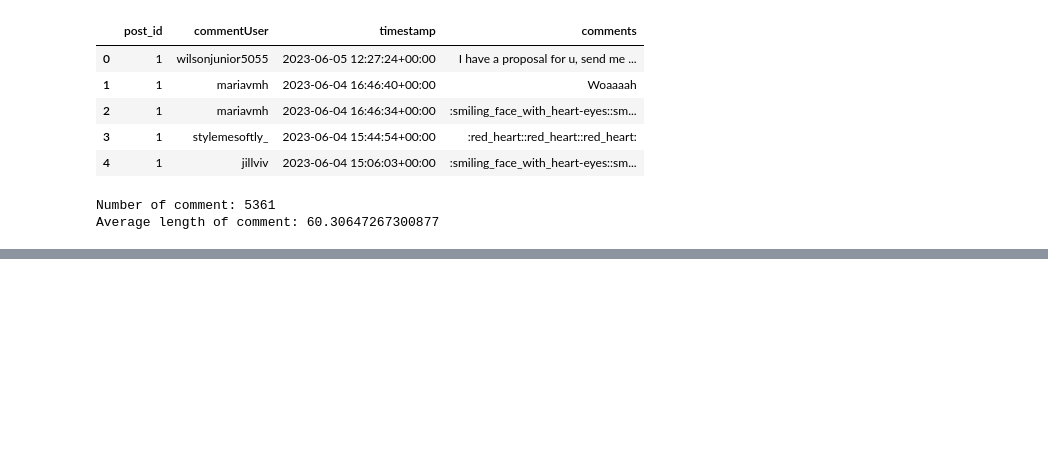
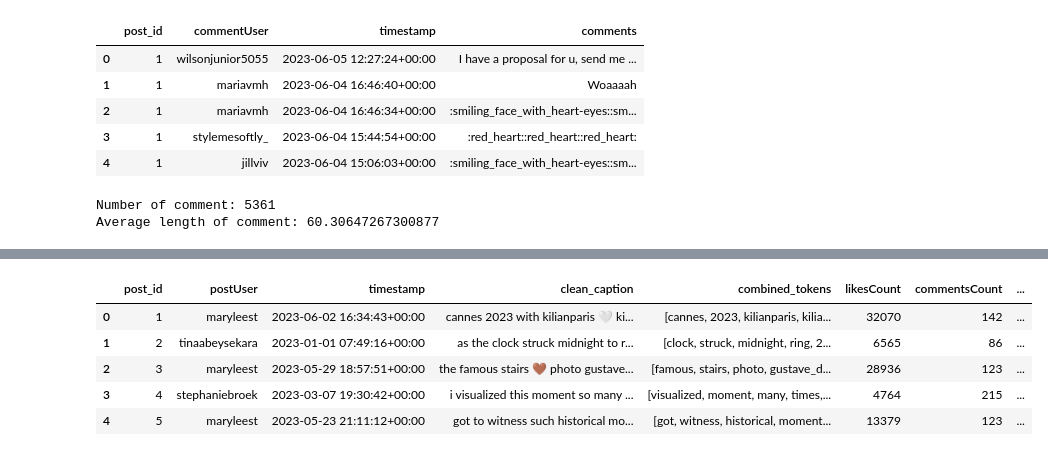
Before and after one commit to 23092003e/A-Fashion-Recommendation-System-via-Sequence-Mining-on-Social-Media-, a Jupyter notebook: notebooks/data.preprocessing.ipynb, the cells around one changed output, grey strips where cells are left out. Cells and saved outputs as stored; diff of their text form; code cells hidden in the pictures; blank space fills up the shorter version.

```diff
--- a/notebooks/data.preprocessing.ipynb
+++ b/notebooks/data.preprocessing.ipynb
@@ -547,9 +570,8 @@ processed_comments_df.head()
 # %%
 comments_df.to_csv('new_comments.csv', index=False)
 # %%
-comments_summary = comments_df.groupby("post_id").agg({
-    "polarity": "mean",  # Tính trung bình cảm xúc
-    "tfidf_keywords": lambda x: ' '.join(x.dropna().astype(str)),  # Nối các từ khóa lại thành 1 chuỗi
-    "preferences": lambda x: ' '.join(x.dropna().astype(str)),      # Nối các sở thích lại
-    "emoji_present": lambda x: ','.join(x.dropna().astype(str))       # Nối emoji lại, cách nhau bởi dấu phẩy
+processed_comments_df = processed_comments_df.groupby("post_id").agg({
+    "polarity": "mean",  # Tính trung bình cảm xúc,
+    "tfidf_keywords": lambda x: ' '.join(x.dropna().astype(str))  # Nối các từ khóa lại thành 1 chuỗi
+
 }).reset_index()
@@ -572,3 +604,10 @@ comments_summary
 # %%
-comments_summary.rename(columns={"polarity": "avg_sentiment"}, inplace=True)
-final_df = pd.merge(processed_posts_df, comments_summary, on="post_id", how="left")
+df = pd.merge(processed_posts_df, processed_comments_df, on='post_id', how='left')
+df.head()
+# %% [output]
+|  | post_id | postUser | timestamp | clean_caption | combined_tokens | likesCount | commentsCount | ... |
+| 0 | 1 | maryleest | 2023-06-02 16:34:43+00:00 | cannes 2023 with kilianparis 🤍 ki... | [cannes, 2023, kilianparis, kilia... | 32070 | 142 | ... |
+| 1 | 2 | tinaabeysekara | 2023-01-01 07:49:16+00:00 | as the clock struck midnight to r... | [clock, struck, midnight, ring, 2... | 6565 | 86 | ... |
+| 2 | 3 | maryleest | 2023-05-29 18:57:51+00:00 | the famous stairs 🤎 photo gustave... | [famous, stairs, photo, gustave_d... | 28936 | 123 | ... |
+| 3 | 4 | stephaniebroek | 2023-03-07 19:30:42+00:00 | i visualized this moment so many ... | [visualized, moment, many, times,... | 4764 | 215 | ... |
+| 4 | 5 | maryleest | 2023-05-23 21:11:12+00:00 | got to witness such historical mo... | [got, witness, historical, moment... | 13379 | 123 | ... |
```
Also changed, not shown: parts of 15 cells of this notebook, 5 other files.
